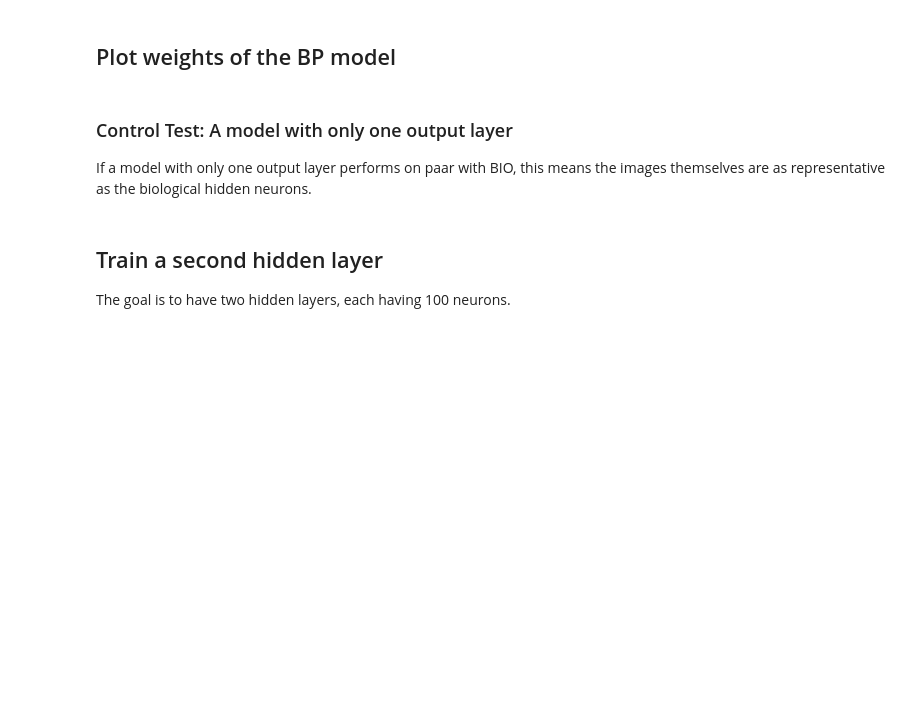
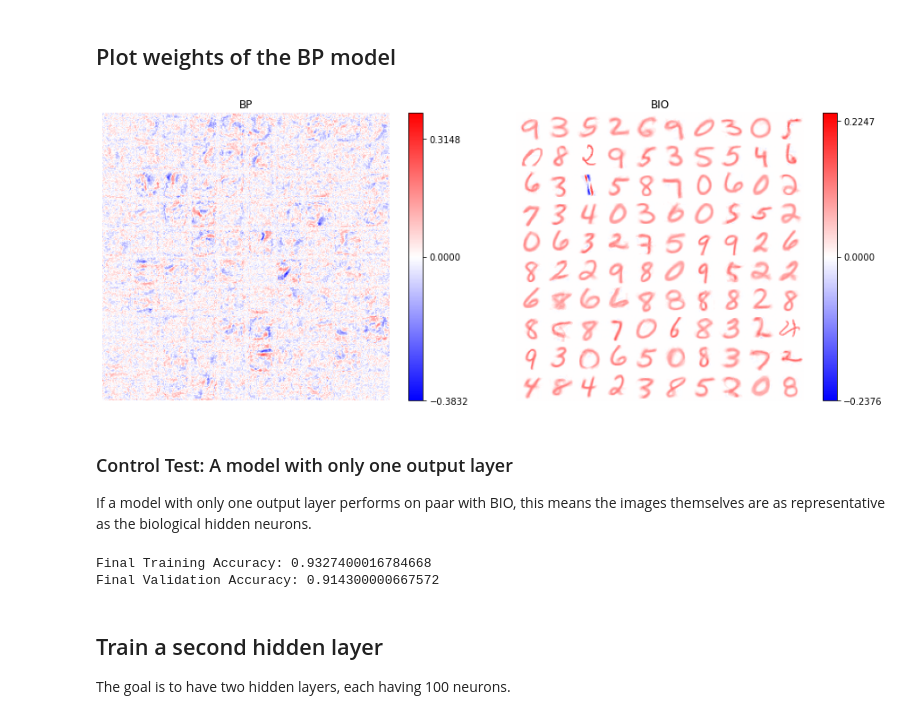
Before and after one commit to heydarshahi/Biological_Learning, a Jupyter notebook: Unsupervised_learning_algorithm_MNIST.ipynb, the cells around one changed output. Cells and saved outputs as stored; diff of their text form; code cells hidden in the pictures; blank space fills up the shorter version.

Commit message:
Debug MNIST

```diff
--- a/Unsupervised_learning_algorithm_MNIST.ipynb
+++ b/Unsupervised_learning_algorithm_MNIST.ipynb
@@ -71,7 +71,7 @@ def detach(tensor):
 
 def attach(tensor):
     try:
-        torch.from_numpy(tensor).float().to(device)
+        return torch.from_numpy(tensor).float().to(device)
     except:
         return tensor
 # %% [markdown]
@@ -241,3 +233,21 @@ synapses = np.load('synapses_hid1000_epoch2000_eps4e-2_p2_k2_batch100.npy')
+# %%
+import os
+weights_dir = 'weights'
+
+
+os.makedirs(weights_dir, exist_ok=True)
+
+params = 'MNIST_synapses_hid{}_epoch{}_eps{}_p{}_k{}_batch{}'.format(N_hid, N_hid, eps0, p, k, N_batch)
+
+# load a pre-trained model
+synapses_dir = os.path.join(weights_dir, \
+                            params + '.npy')
+
+# to load synapses
+synapses = np.load(synapses_dir)
+
+# to save synapses
+# np.save(synapses_dir, synapses)
 # %%
 %matplotlib inline
 synapses = detach(synapses)
@@ -352,3 +369,6 @@ bp_logs = bp_model.fit(x_train, y_train, validation_data=(x_val, y_val), batch_s
+# %%
+bp_model.save(model_dir+"BP")
+bp_model = keras.models.load_model(model_dir+"BP")
 # %% [markdown]
 ## Plot losses and accuracies
 # %%
@@ -391,16 +417,17 @@ print('BP best validation accuracy:', max(bp_history['val_accuracy']))
 ## Plot weights of the BP model
 # %%
 %matplotlib inline
-%matplotlib notebook
 
 fig, ax = plt.subplots(1, 2, figsize=(13, 5))
 ax[0].set_title('BP')
 ax[1].set_title('BIO')
 bp_weights = bp_model.layers[0].get_weights()[0].T
 draw_weights(bp_weights, Kx, Ky, ax[0])
-draw_weights(synapses, Kx, Ky, ax[1])
+draw_weights(detach(synapses), Kx, Ky, ax[1])
 plt.tight_layout()
 plt.show()
+# %% [output]
+[figure, added]
 # %% [markdown]
 ### Control Test: A model with only one output layer
 If a model with only one output layer performs on paar with BIO, this means the images themselves are as representative as the biological hidden neurons.
@@ -415,6 +440,9 @@ control_logs = control_model.fit(x_train0, y_train, validation_data=(x_val0, y_v
 # %%
-print("Final Training Accuracy:", control_logs.history['accuracy'][-1])
-print("Final Validation Accuracy:", control_logs.history['val_accuracy'][-1])
+print("Final Training Accuracy:", control_logs.history['acc'][-1])
+print("Final Validation Accuracy:", control_logs.history['val_acc'][-1])
+# %% [output]
+Final Training Accuracy: 0.9327400016784668
+Final Validation Accuracy: 0.914300000667572
 # %% [markdown]
 ## Train a second hidden layer
 The goal is to have two hidden layers, each having 100 neurons.
```
Also changed, not shown: parts of 23 cells of this notebook, 1 other file.
